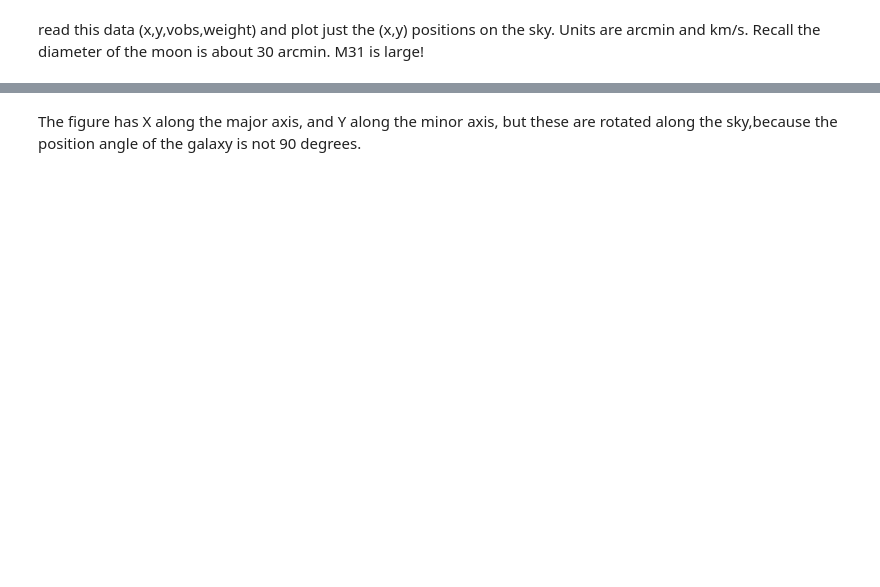
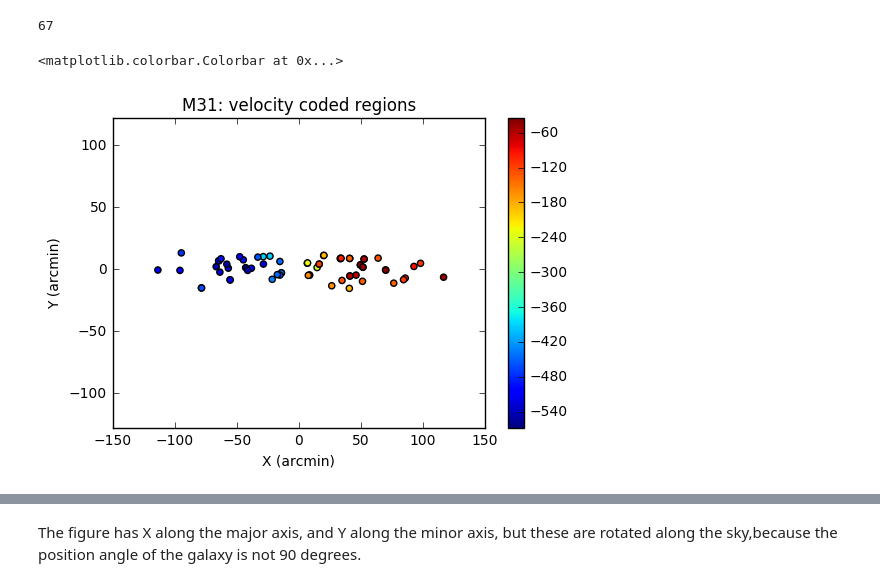
Before and after one commit to astroumd/GradMap, a Jupyter notebook: notebooks/Lectures2017/Lecture4/Lecture4-m31.ipynb, the cells around one changed output, grey strips where cells are left out. Saved outputs shown, nothing was run; the diff lists cells and outputs as text; code cells hidden in the pictures; blank space fills up the shorter version.

```diff
--- a/notebooks/Lectures2017/Lecture4/Lecture4-m31.ipynb
+++ b/notebooks/Lectures2017/Lecture4/Lecture4-m31.ipynb
@@ -9,3 +21,10 @@ In this notebook we will take the original data from Rubin & Ford's 1970 paper a
+# %%
+import numpy as np
+#                                          read in rows, but transpose the data to get us the columns we want
+(x,y,vobs,wt) = np.loadtxt(data_file).T
+print(len(x))
+# %% [output]
+67
 # %%
 %matplotlib inline
 
@@ -16,3 +32,0 @@ m31_data = './m31-rubin.tab'
-# %% [markdown]
-read this data (x,y,vobs,weight)
-and plot just the (x,y) positions on the sky. Units are arcmin and km/s. Recall the diameter of the moon is about 30 arcmin.  M31 is large!
@@ -21,3 +33,13 @@ and plot just the (x,y) positions on the sky. Units are arcmin and km/s. Recall
+# %%
+plt.scatter(x,y,c=vobs)
+plt.axis('equal')
+plt.xlabel('X (arcmin)')
+plt.ylabel('Y (arcmin)')
+plt.title('M31: velocity coded regions')
+plt.colorbar()
+# %% [output]
+<matplotlib.colorbar.Colorbar at 0x...>
+[figure, added]
 # %%
 plt.scatter(x,vobs)
 plt.xlabel('X (arcmin)')
```
Also changed, not shown: parts of 18 cells of this notebook.
